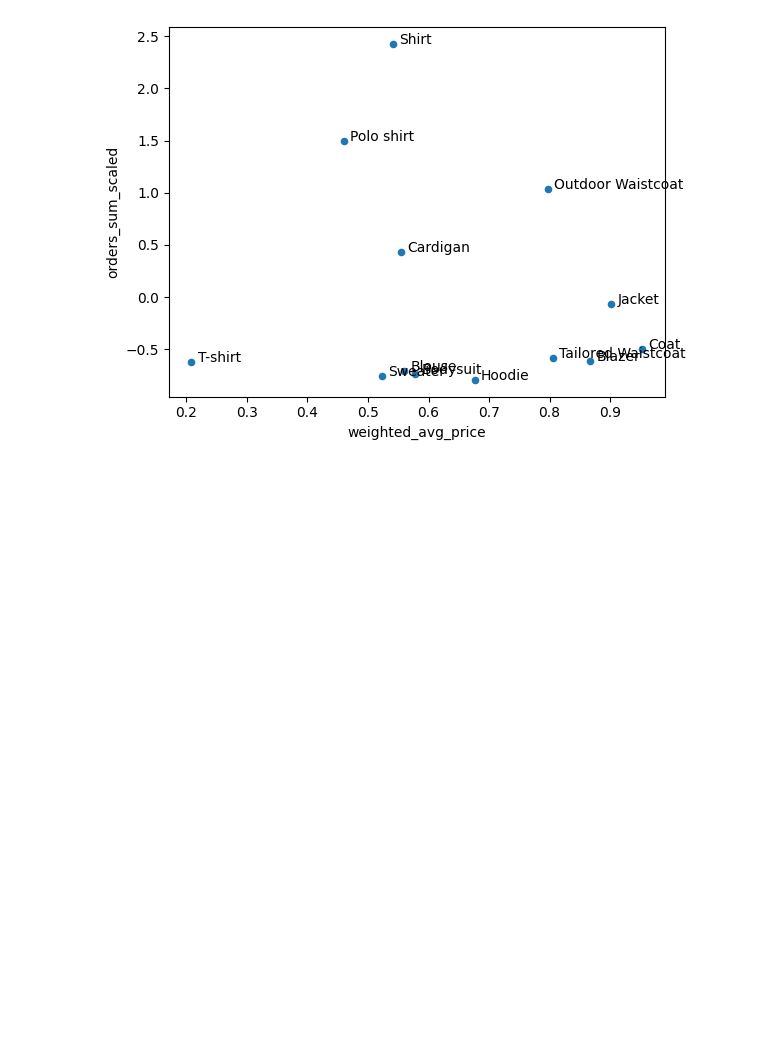
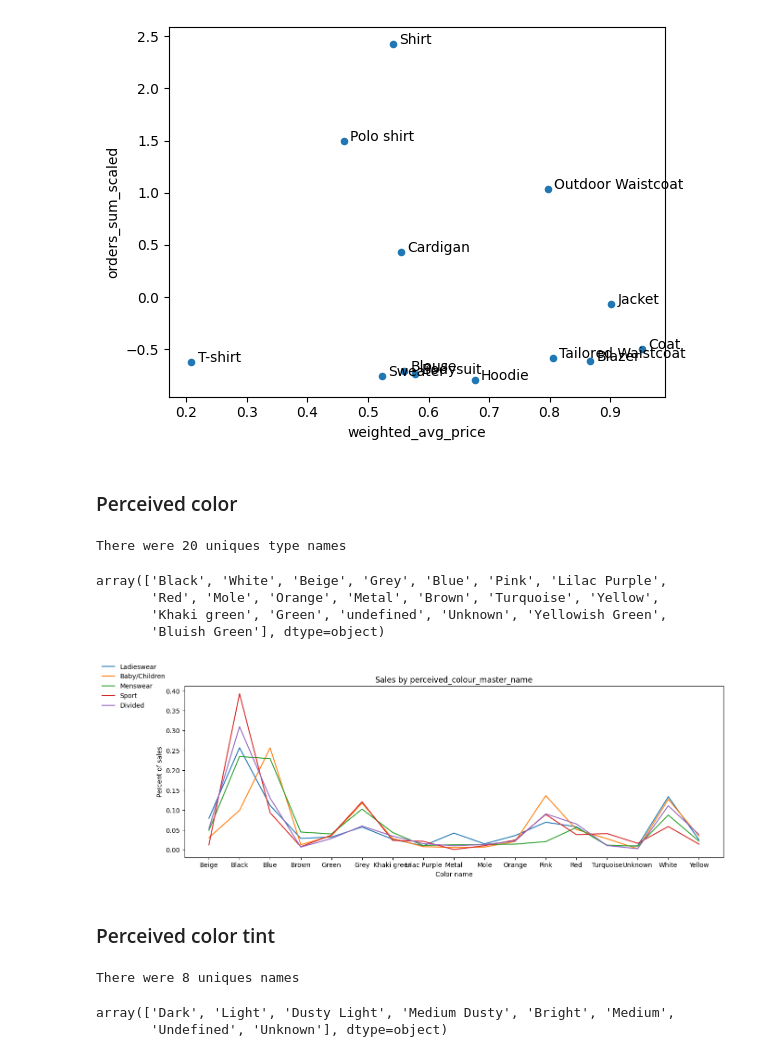
Before and after one commit to fredmulligan/h_and_m, a Jupyter notebook: products_analysis.ipynb, the cells around one changed output. Drawn from its saved outputs; the diff is of its cells as text; code cells hidden in the pictures; blank space fills up the shorter version.

```diff
--- a/products_analysis.ipynb
+++ b/products_analysis.ipynb
@@ -160,3 +161,34 @@ gender_age='index_group_name'
 gender_age_filter='Divided'
 
 upper_body_products_men=get_weighted_average_price_products(product_group, product_group_filter, gender_age, gender_age_filter)
+# %% [markdown]
+### Perceived color
+# %%
+perceived_colour_master_names=len(pd.unique(products['perceived_colour_master_name']))
+print(f"There were {perceived_colour_master_names} uniques type names")
+pd.unique(products['perceived_colour_master_name'])
+# %% [output]
+There were 20 uniques type names
+array(['Black', 'White', 'Beige', 'Grey', 'Blue', 'Pink', 'Lilac Purple',
+       'Red', 'Mole', 'Orange', 'Metal', 'Brown', 'Turquoise', 'Yellow',
+       'Khaki green', 'Green', 'undefined', 'Unknown', 'Yellowish Green',
+       'Bluish Green'], dtype=object)
+# %%
+constrained_on='index_group_name'
+grouping_column='perceived_colour_master_name'
+exclusions=['Yellowish Green','undefined','Bluish Green']
+ordered_list=[]
+
+sales_by_color=plot_sales_breakdown(products, constrained_on,grouping_column,exclusions,ordered_list)
+# %% [output]
+[figure, added]
+# %% [markdown]
+### Perceived color tint
+# %%
+perceived_colour_value_names=len(pd.unique(products['perceived_colour_value_name']))
+print(f"There were {perceived_colour_value_names} uniques names")
+pd.unique(products['perceived_colour_value_name'])
+# %% [output]
+There were 8 uniques names
+array(['Dark', 'Light', 'Dusty Light', 'Medium Dusty', 'Bright', 'Medium',
+       'Undefined', 'Unknown'], dtype=object)
```
Also changed, not shown: parts of 3 cells of this notebook, 1 other file.
